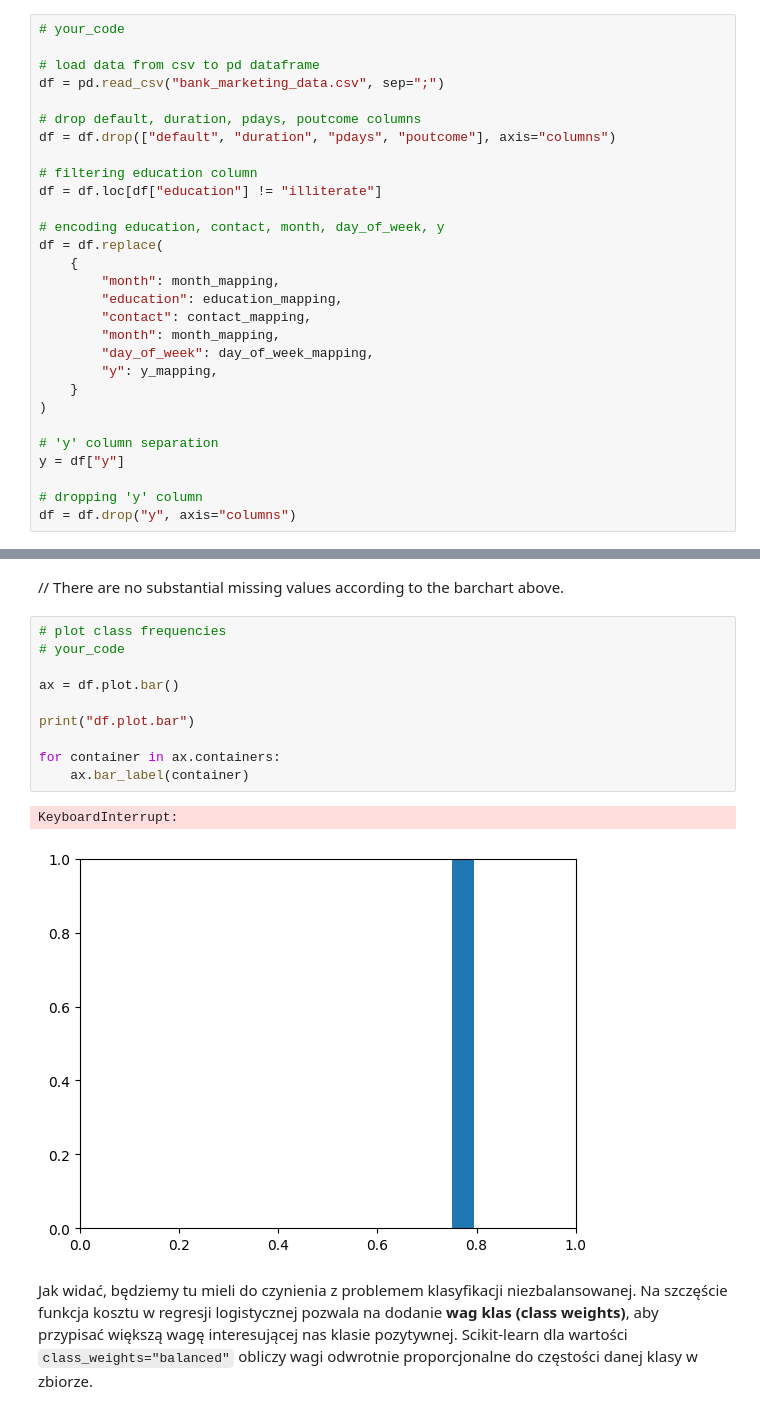
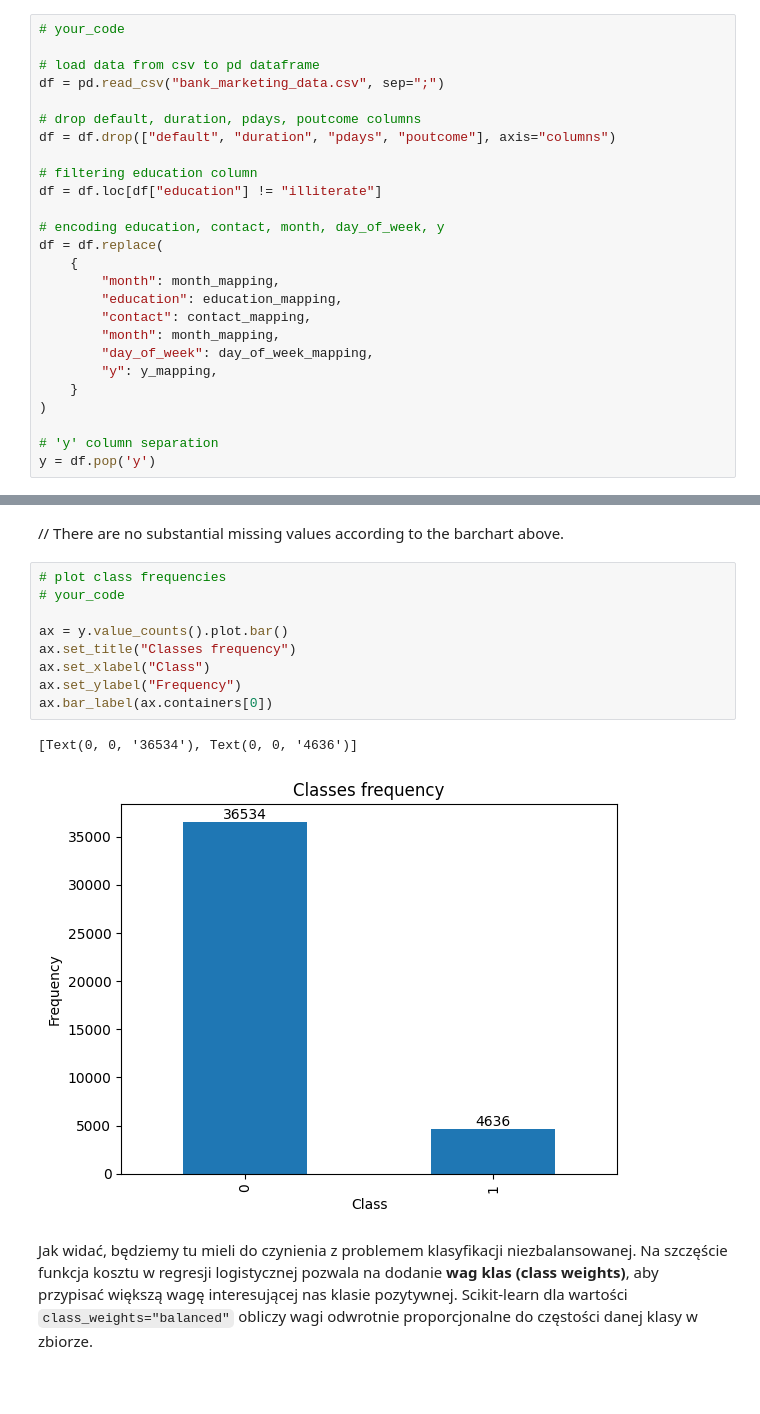
Before and after one commit to Galaktikkon/BAI, a Jupyter notebook: lab1/lab_1.ipynb, the cells around one changed output, grey strips where cells are left out. Cells and saved outputs as stored; diff of their text form; blank space fills up the shorter version.

```diff
--- a/lab1/lab_1.ipynb
+++ b/lab1/lab_1.ipynb
@@ -1210,10 +1213,7 @@ df = df.replace(
 )
 
 # 'y' column separation
-y = df["y"]
-
-# dropping 'y' column
-df = df.drop("y", axis="columns")
+y = df.pop('y')
 # %%
 assert "default" not in df.columns
 assert "duration" not in df.columns
@@ -1249,19 +1249,18 @@ msno.bar(df)
 [figure]
 # %% [markdown]
 // There are no substantial missing values according to the barchart above.
-# %%
-# plot class frequencies
-# your_code
-
-ax = df.plot.bar()
-
-print("df.plot.bar")
-
-for container in ax.containers:
-    ax.bar_label(container)
-# %% [output]
-KeyboardInterrupt:
-[figure, removed]
+# %%
+# plot class frequencies
+# your_code
+
+ax = y.value_counts().plot.bar()
+ax.set_title("Classes frequency")
+ax.set_xlabel("Class")
+ax.set_ylabel("Frequency")
+ax.bar_label(ax.containers[0])
+# %% [output]
+[Text(0, 0, '36534'), Text(0, 0, '4636')]
+[figure, added]
 # %% [markdown]
 Jak widać, będziemy tu mieli do czynienia z problemem klasyfikacji niezbalansowanej. Na szczęście funkcja kosztu w regresji logistycznej pozwala na dodanie **wag klas (class weights)**, aby przypisać większą wagę interesującej nas klasie pozytywnej. Scikit-learn dla wartości `class_weights="balanced"` obliczy wagi odwrotnie proporcjonalne do częstości danej klasy w zbiorze.
 # %% [markdown]
```
Also changed, not shown: parts of 18 cells of this notebook, 2 other files.
